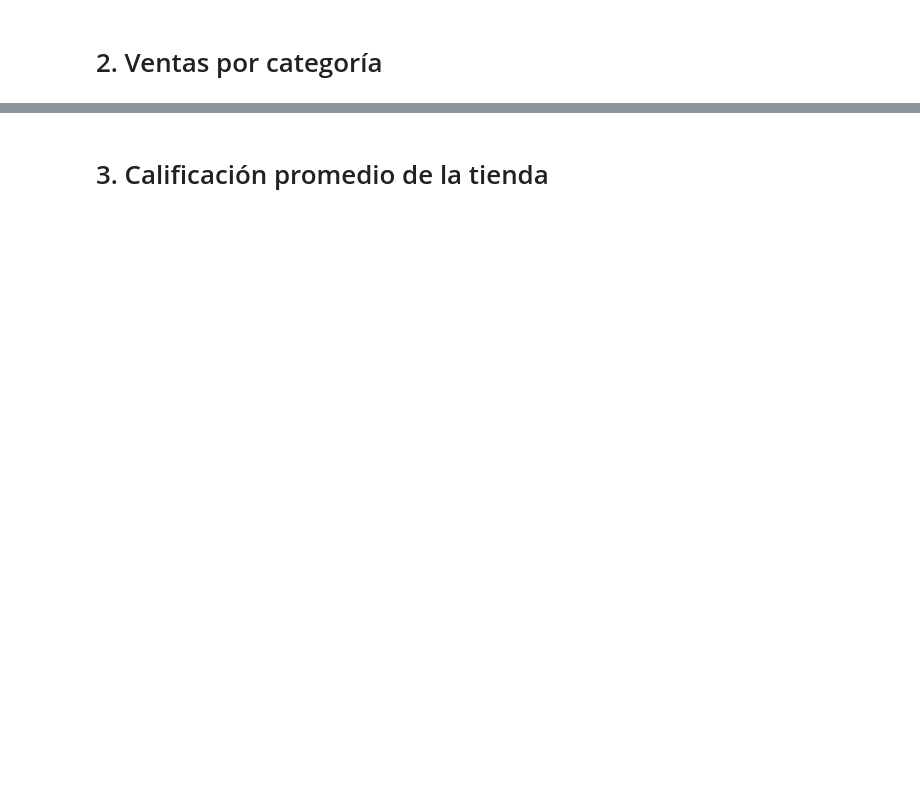
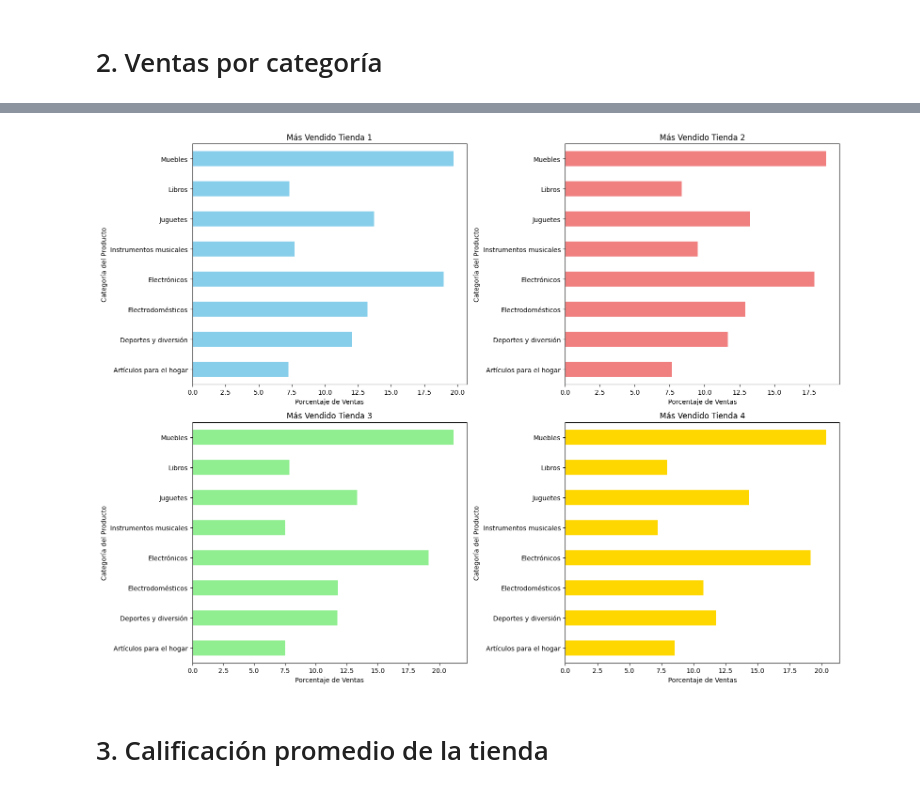
Before and after one commit to retutux-arch/Desaf-o_Alura_Store, a Jupyter notebook: AluraStoreLatam.ipynb, the cells around one changed output, grey strips where cells are left out. Saved outputs shown, nothing was run; the diff lists cells and outputs as text; code cells hidden in the pictures; blank space fills up the shorter version.

```diff
--- a/AluraStoreLatam.ipynb
+++ b/AluraStoreLatam.ipynb
@@ -29,0 +89,12 @@ tienda.head()
+# %%
+import pandas as pd
+
+mas_vendido_tienda= tienda['Categoría del Producto'].value_counts(normalize=True).to_frame().sort_values('Categoría del Producto')
+mas_vendido_tienda2= tienda2['Categoría del Producto'].value_counts(normalize=True).to_frame().sort_values('Categoría del Producto')
+mas_vendido_tienda3= tienda3['Categoría del Producto'].value_counts(normalize=True).to_frame().sort_values('Categoría del Producto')
+mas_vendido_tienda4= tienda4['Categoría del Producto'].value_counts(normalize=True).to_frame().sort_values('Categoría del Producto')
+df_populares = pd.DataFrame({ 'Mas_vendido_tienda_1': (mas_vendido_tienda['proportion'] * 100).round(2),
+                              'Mas_vendido_tienda_2': (mas_vendido_tienda2['proportion'] * 100).round(2),
+                              'Mas_vendido_tienda_3': (mas_vendido_tienda3['proportion'] * 100).round(2),
+                              'Mas_vendido_tienda_4': (mas_vendido_tienda4['proportion'] * 100).round(2)})
+df_populares
@@ -30,2 +112,21 @@ tienda.head()
+# %%
+import matplotlib.pyplot as plt
+
+fig, axes = plt.subplots(nrows=2, ncols=2, figsize=(16, 12))
+
+df_populares['Mas_vendido_tienda_1'].plot(kind='barh', ax=axes[0, 0], title='Más Vendido Tienda 1', color='skyblue')
+df_populares['Mas_vendido_tienda_2'].plot(kind='barh', ax=axes[0, 1], title='Más Vendido Tienda 2', color='lightcoral')
+df_populares['Mas_vendido_tienda_3'].plot(kind='barh', ax=axes[1, 0], title='Más Vendido Tienda 3', color='lightgreen')
+df_populares['Mas_vendido_tienda_4'].plot(kind='barh', ax=axes[1, 1], title='Más Vendido Tienda 4', color='gold')
+
+for ax_row in axes:
+    for ax in ax_row:
+        ax.set_xlabel('Porcentaje de Ventas')
+        ax.set_ylabel('Categoría del Producto')
+
+plt.tight_layout()
+plt.show()
+# %% [output]
+[figure, added]
 # %% [markdown]
 # 3. Calificación promedio de la tienda
```
Also changed, not shown: parts of 16 cells of this notebook.
